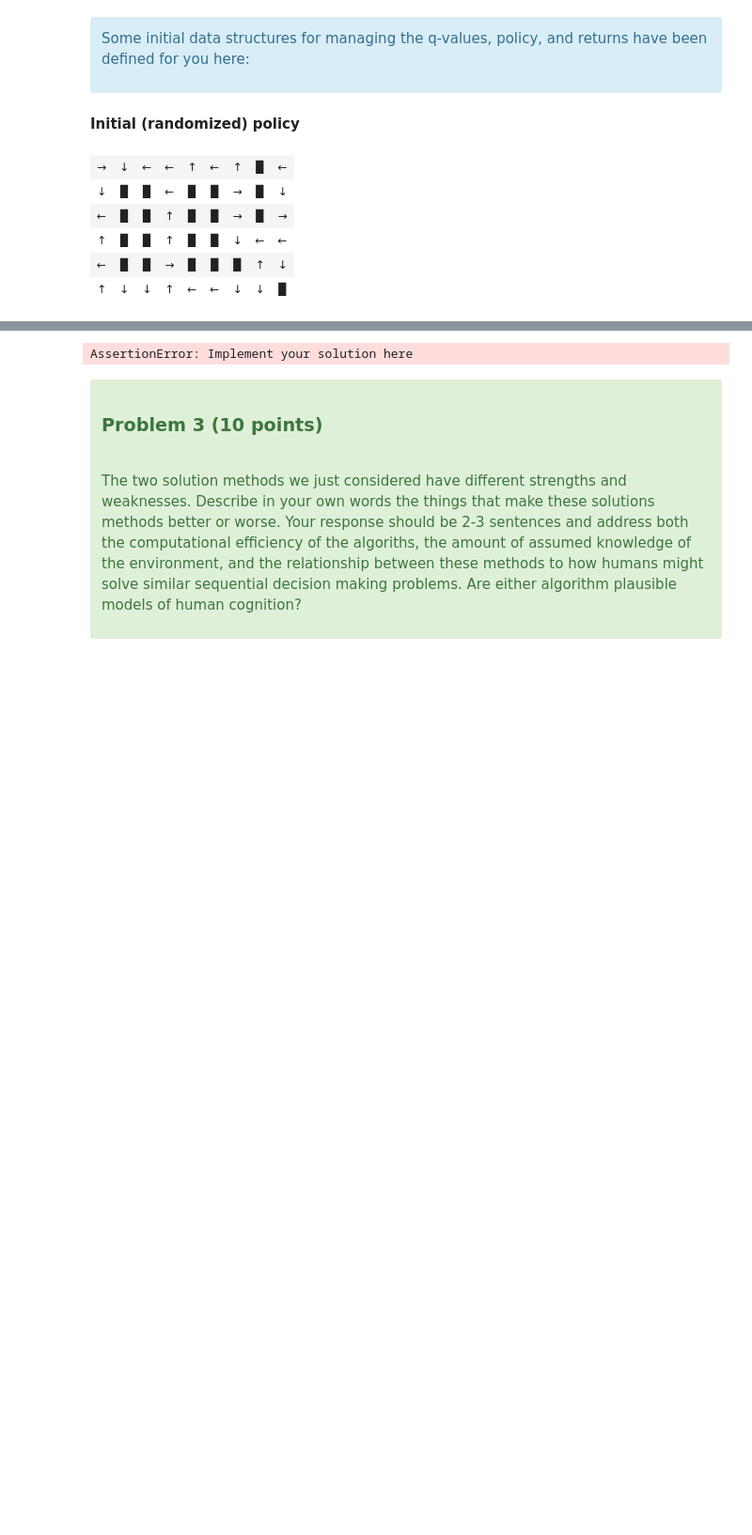
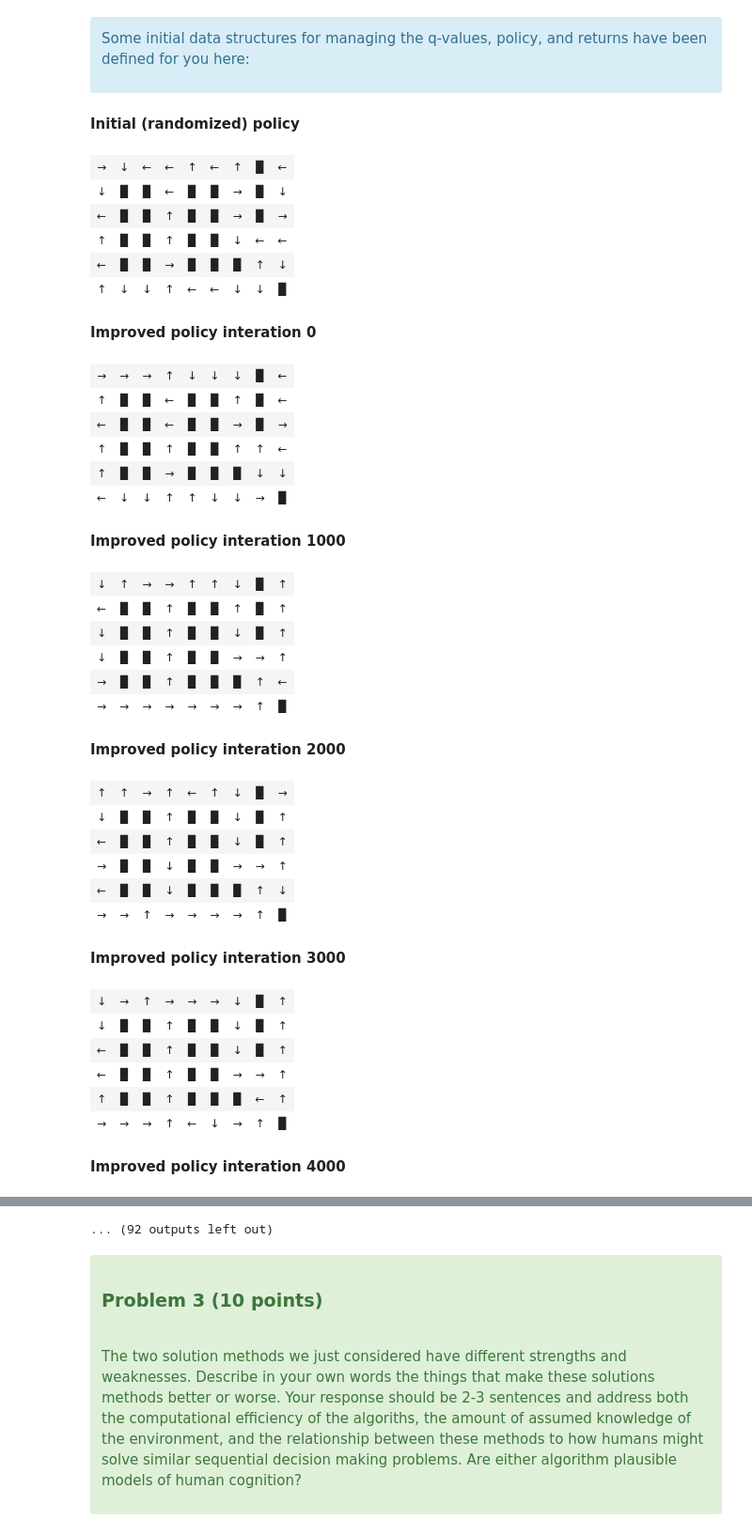
Before and after one commit to xz4535/1016, a Jupyter notebook: homeworks/homework-RL/Homework-RL-A.ipynb, the cells around one changed output, grey strips where cells are left out. Shown at 94% size. Cells and saved outputs as stored; diff of their text form; code cells hidden in the pictures; blank space fills up the shorter version.

```diff
--- a/homeworks/homework-RL/Homework-RL-A.ipynb
+++ b/homeworks/homework-RL/Homework-RL-A.ipynb
@@ -557,35 +557,75 @@ for i in range(
         if qkey not in visited:
             # PROBLEM 2- update the returns dictionary to include the discounted average rewards according to
             # the first visit algorithm
-
+            v=0
+            for k in range(idx,len(episode)):
+                r = episode[k][0]
+                v=r+GAMMA*v
+            visited[qkey]=v
+            if qkey not in returns:
+                returns[qkey]=[v,]
+            else:
+                returns[qkey].append(v)
 
             #----------------------------------------------------------------
 
     # update q-value-table
     for ret in returns.keys():
         s, a = eval(ret)
         sx, sy = mygrid.index_to_coord(s)
         # q_value_table[sx][sy][a] = # PROBLEM 2- UPDATE your average returns here, depends on how you implement the above
+        if len(returns[ret])==2:
+           returns[ret]=[0.9*returns[ret][0]+0.1*returns[ret][1]]
 
+        q_value_table[sx][sy][a]=returns[ret][0]
 
         #----------------------------------------------------------------
 
     # improve policy
     for sx in range(len(q_value_table)):
         for sy in range(len(q_value_table[sx])):
             policy_table[sx][sy] = be_greedy(q_value_table[sx][sy])
 
     if i % PRINT_EVERY == 0:
         display(Markdown(f"**Improved policy interation {i}**"))
         mygrid.pretty_print_policy_table(policy_table)
 
 display(Markdown("**Improved policy**"))
 mygrid.pretty_print_policy_table(policy_table)
 # %% [output]
 **Initial (randomized) policy**
 | → | ↓ | ← | ← | ↑ | ← | ↑ | ▉ | ← |
 | ↓ | ▉ | ▉ | ← | ▉ | ▉ | → | ▉ | ↓ |
 | ← | ▉ | ▉ | ↑ | ▉ | ▉ | → | ▉ | → |
 | ↑ | ▉ | ▉ | ↑ | ▉ | ▉ | ↓ | ← | ← |
 | ← | ▉ | ▉ | → | ▉ | ▉ | ▉ | ↑ | ↓ |
 | ↑ | ↓ | ↓ | ↑ | ← | ← | ↓ | ↓ | ▉ |
+**Improved policy interation 0**
+| → | → | → | ↑ | ↓ | ↓ | ↓ | ▉ | ← |
+| ↑ | ▉ | ▉ | ← | ▉ | ▉ | ↑ | ▉ | ← |
+| ← | ▉ | ▉ | ← | ▉ | ▉ | → | ▉ | → |
+| ↑ | ▉ | ▉ | ↑ | ▉ | ▉ | ↑ | ↑ | ← |
+| ↑ | ▉ | ▉ | → | ▉ | ▉ | ▉ | ↓ | ↓ |
+| ← | ↓ | ↓ | ↑ | ↑ | ↓ | ↓ | → | ▉ |
+**Improved policy interation 1000**
+| ↓ | ↑ | → | → | ↑ | ↑ | ↓ | ▉ | ↑ |
+| ← | ▉ | ▉ | ↑ | ▉ | ▉ | ↑ | ▉ | ↑ |
+| ↓ | ▉ | ▉ | ↑ | ▉ | ▉ | ↓ | ▉ | ↑ |
+| ↓ | ▉ | ▉ | ↑ | ▉ | ▉ | → | → | ↑ |
+| → | ▉ | ▉ | ↑ | ▉ | ▉ | ▉ | ↑ | ← |
+| → | → | → | → | → | → | → | ↑ | ▉ |
+**Improved policy interation 2000**
+| ↑ | ↑ | → | ↑ | ← | ↑ | ↓ | ▉ | → |
+| ↓ | ▉ | ▉ | ↑ | ▉ | ▉ | ↓ | ▉ | ↑ |
+| ← | ▉ | ▉ | ↑ | ▉ | ▉ | ↓ | ▉ | ↑ |
+| → | ▉ | ▉ | ↓ | ▉ | ▉ | → | → | ↑ |
+| ← | ▉ | ▉ | ↓ | ▉ | ▉ | ▉ | ↑ | ↓ |
+| → | → | ↑ | → | → | → | → | ↑ | ▉ |
+**Improved policy interation 3000**
+| ↓ | → | ↑ | → | → | → | ↓ | ▉ | ↑ |
+| ↓ | ▉ | ▉ | ↑ | ▉ | ▉ | ↓ | ▉ | ↑ |
+| ← | ▉ | ▉ | ↑ | ▉ | ▉ | ↓ | ▉ | ↑ |
+| ← | ▉ | ▉ | ↑ | ▉ | ▉ | → | → | ↑ |
+| ↑ | ▉ | ▉ | ↑ | ▉ | ▉ | ▉ | ← | ↑ |
+| → | → | → | ↑ | ← | ↓ | → | ↑ | ▉ |
+**Improved policy interation 4000**
@@ -592,4 +638,4 @@ mygrid.pretty_print_policy_table(policy_table)
-AssertionError: Implement your solution here
+... (92 outputs left out)
 # %% [markdown]
 <div class="alert alert-success" role="alert">
 <h3> Problem 3 (10 points) </h3><br>
```
Also changed, not shown: parts of 3 cells of this notebook.
